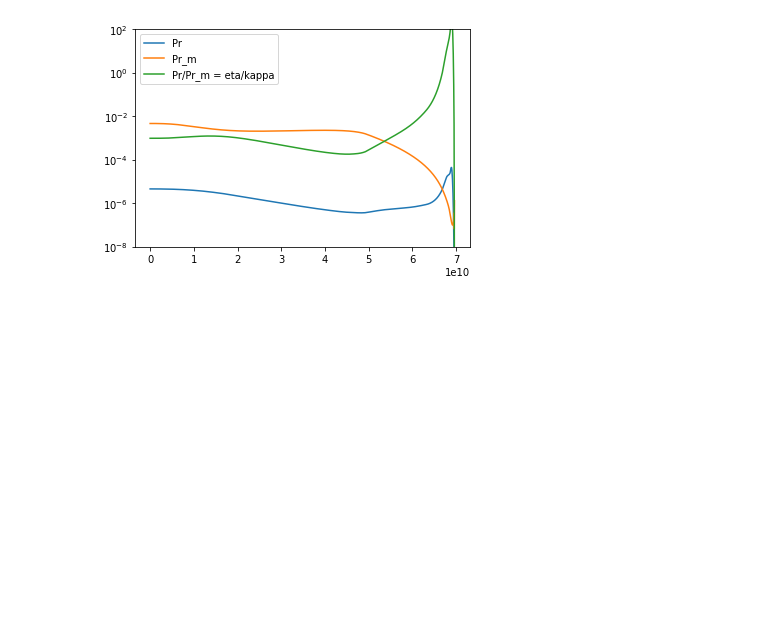
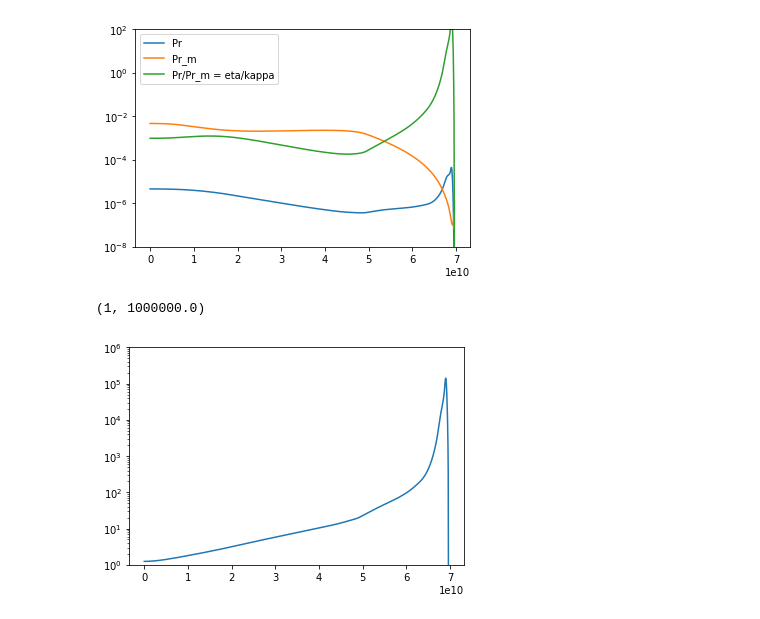
Before and after one commit to illorenzo7/Research_Notes, a Jupyter notebook: Model_S/Diffusions.ipynb, the cells around one changed output. Drawn from its saved outputs; the diff is of its cells as text; code cells hidden in the pictures; blank space fills up the shorter version.

Commit message:
made first attempt at plotting diffusions

```diff
--- a/Model_S/Diffusions.ipynb
+++ b/Model_S/Diffusions.ipynb
@@ -60,0 +57,8 @@ ircz = np.argmin(np.abs(rr-5e10))
+# %%
+# plot opacity
+plt.plot(di.rr, di.opa)
+plt.yscale('log')
+plt.ylim(1, 1e6)
+# %% [output]
+(1, 1000000.0)
+[figure, added]
```
Also changed, not shown: parts of 12 cells of this notebook, 3 other files.
